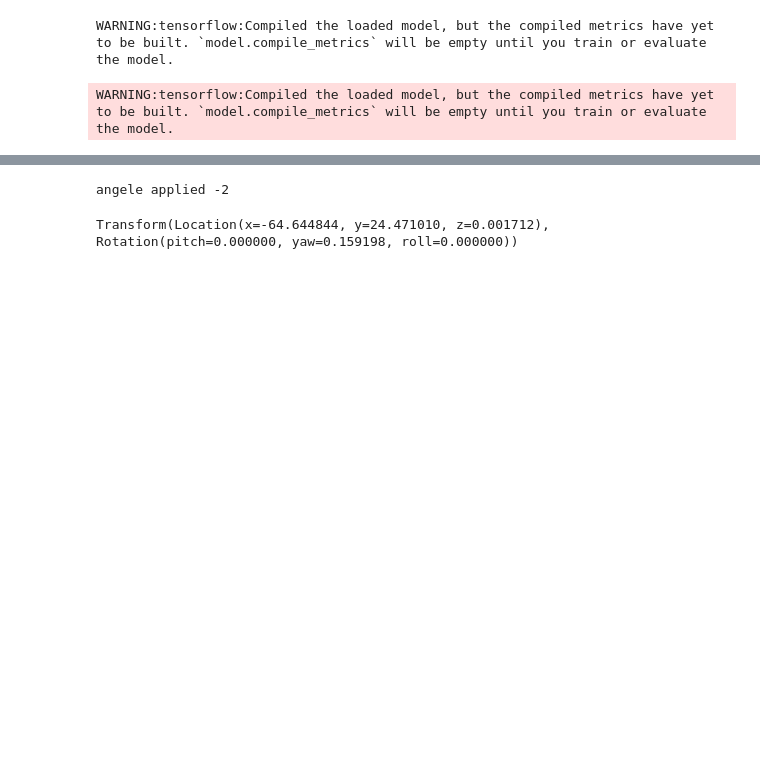
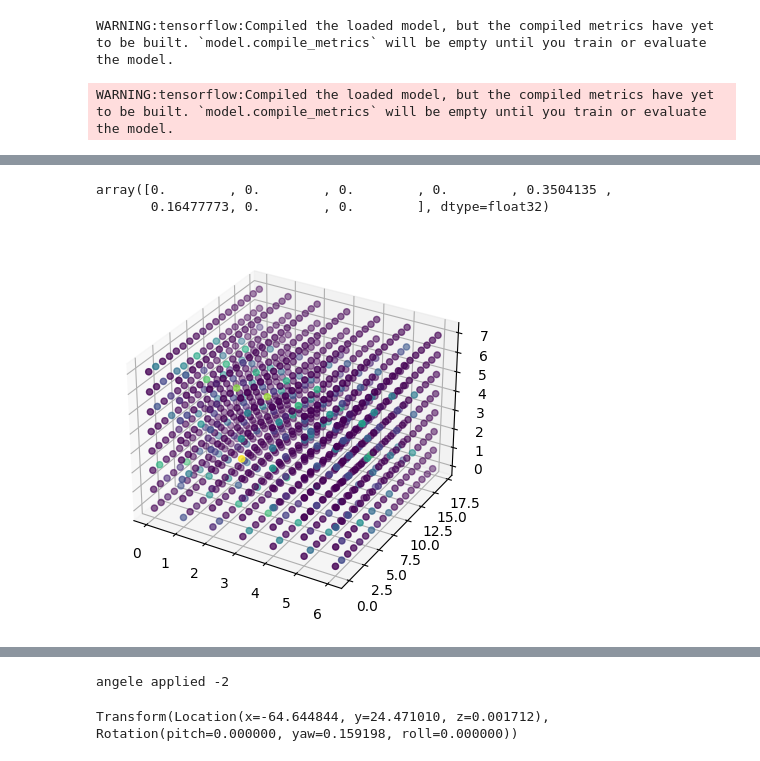
Before and after one commit to vadim7s/SelfDrive, a Jupyter notebook: RL/workings.ipynb, the cells around one changed output, grey strips where cells are left out. Drawn from its saved outputs; the diff is of its cells as text; code cells hidden in the pictures; blank space fills up the shorter version.

```diff
--- a/RL/workings.ipynb
+++ b/RL/workings.ipynb
@@ -461,0 +459,39 @@ TensorShape([1, 7, 18, 8])
+# %%
+cnn_applied[4][9]
+# %% [output]
+array([0.        , 0.        , 0.        , 0.        , 0.3504135 ,
+       0.16477773, 0.        , 0.        ], dtype=float32)
+# %%
+# visualise 3d array
+import numpy as np
+import matplotlib.pyplot as plt
+from mpl_toolkits.mplot3d import Axes3D
+
+# Create a small 3D NumPy array
+data = cnn_applied
+
+# Create a 3D plot
+fig = plt.figure()
+ax = fig.add_subplot(111, projection='3d')
+
+# Get the shape of the array
+x, y, z = data.shape
+
+# Create a 3D grid of coordinates
+x, y, z = np.meshgrid(np.arange(x), np.arange(y), np.arange(z))
+
+# Flatten the arrays for plotting
+x = x.flatten()
+y = y.flatten()
+z = z.flatten()
+
+# Flatten the array data
+data = data.flatten()
+
+# Create a 3D scatter plot
+ax.scatter(x, y, z, c=data, cmap='viridis')
+
+# Show the plot
+plt.show()
+# %% [output]
+[figure, added]
```
Also changed, not shown: parts of 14 cells of this notebook, 5 other files.
